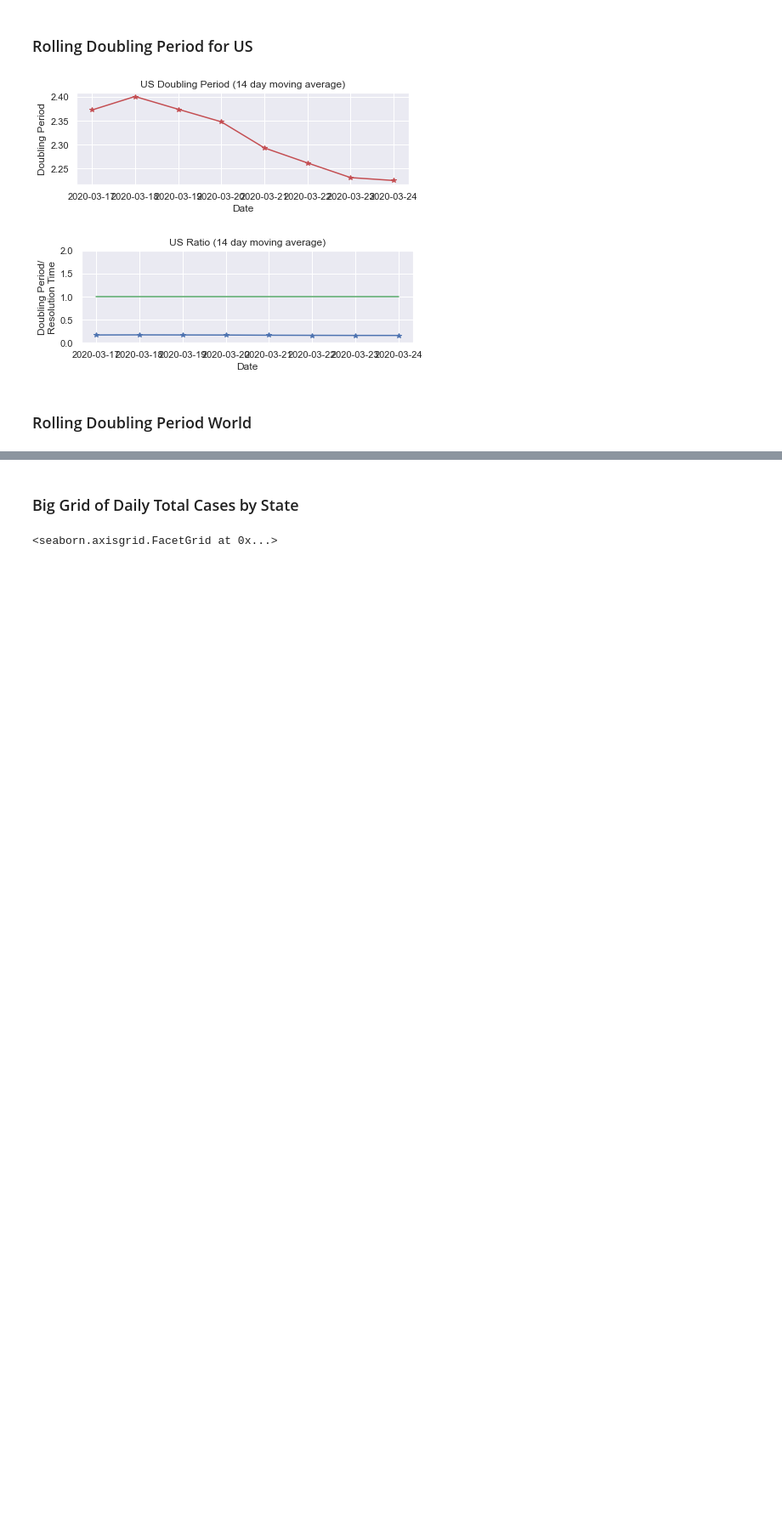
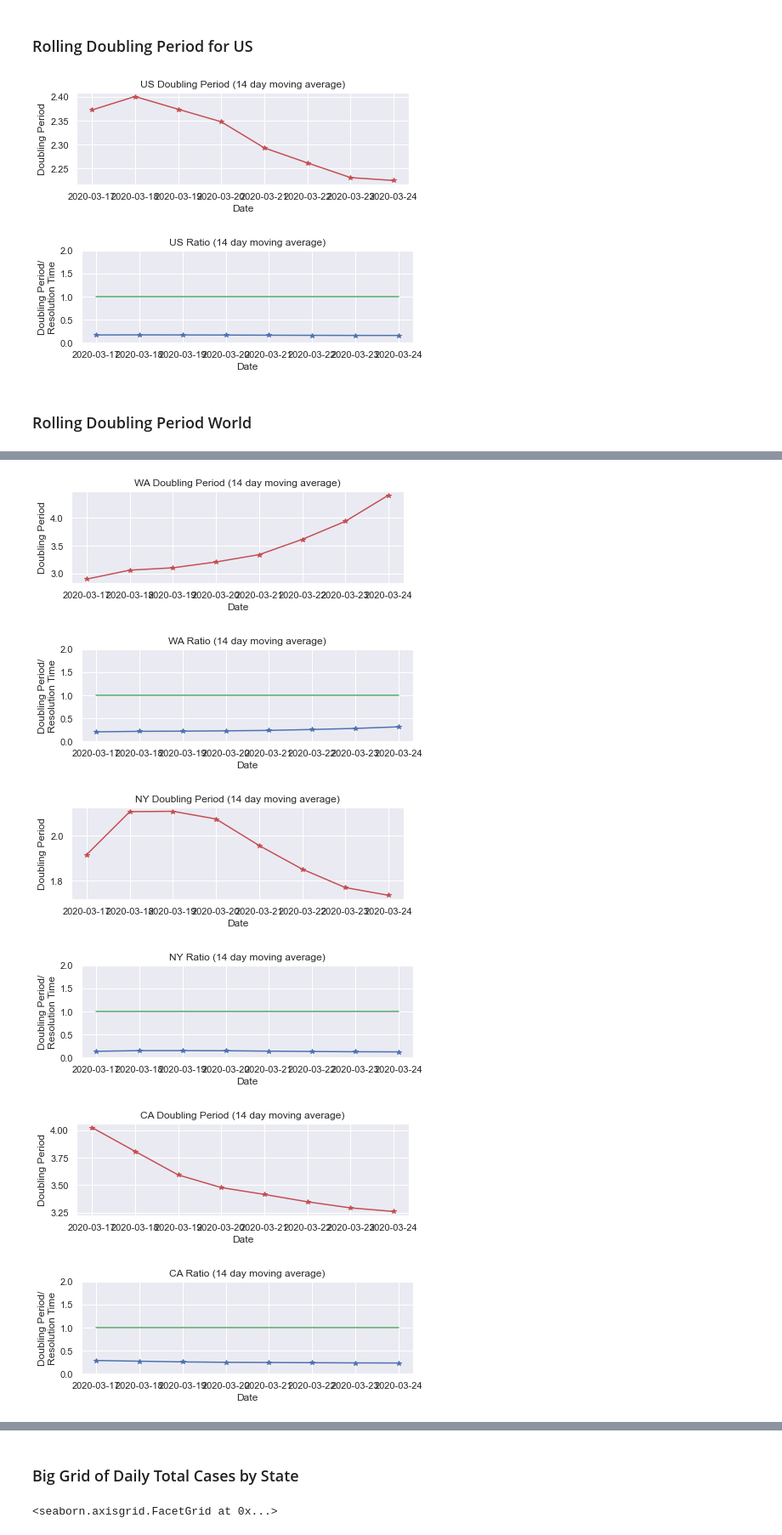
Before and after one commit to DrSkippy/2020covid19, a Jupyter notebook: comparisons.ipynb, the cells around one changed output, grey strips where cells are left out. Shown at 85% size. Saved outputs shown, nothing was run; the diff lists cells and outputs as text; code cells hidden in the pictures; blank space fills up the shorter version.

```diff
--- a/comparisons.ipynb
+++ b/comparisons.ipynb
@@ -379,0 +359,16 @@ plt.show()
+# %%
+dfw, _ = get_state_df(df, "WA")
+period_factor_plot(dfw,"WA", ylimit=2)
+dfw, _ = get_state_df(df, "NY")
+period_factor_plot(dfw,"NY", ylimit=2)
+dfw, _ = get_state_df(df, "CA")
+period_factor_plot(dfw,"CA", ylimit=2)
+dfw, _ = get_state_df(df, "CO")
+period_factor_plot(dfw,"CO", ylimit=2)
+# %% [output]
+[figure, added]
+[figure, added]
+[figure, added]
+[figure, added]
+[figure, added]
+[figure, added]
```
Also changed, not shown: parts of 6 cells of this notebook.
